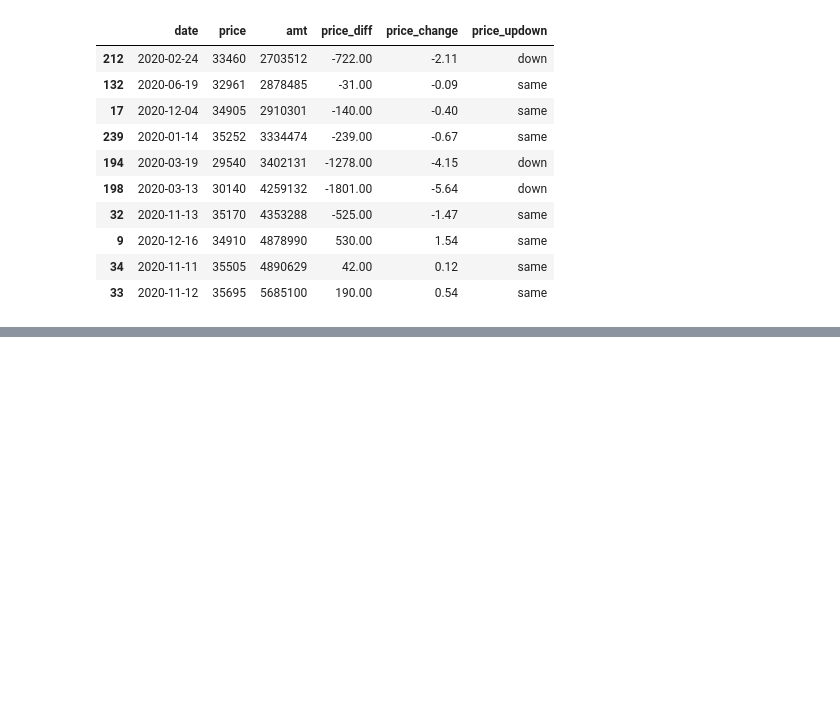
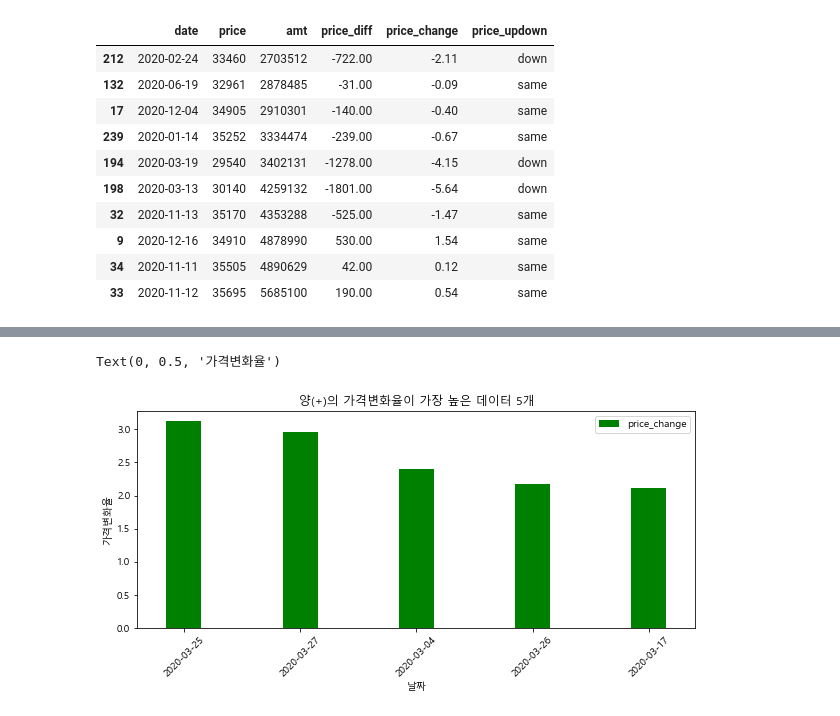
Before and after one commit to longjae/kdigital_MiniProject, a Jupyter notebook: 시각화아아.ipynb, the cells around one changed output, grey strips where cells are left out. Cells and saved outputs as stored; diff of their text form; code cells hidden in the pictures; blank space fills up the shorter version.

```diff
--- a/시각화아아.ipynb
+++ b/시각화아아.ipynb
@@ -159,0 +209,8 @@ plt.show()
+# %%
+new_df1.plot.bar(x='date',y='price_change',color='green',rot=45, figsize=(10,4),width=0.3)
+plt.title('양(+)의 가격변화율이 가장 높은 데이터 5개')
+plt.xlabel('날짜')
+plt.ylabel('가격변화율')
+# %% [output]
+Text(0, 0.5, '가격변화율')
+[figure, added]
```
Also changed, not shown: parts of 25 cells of this notebook.
